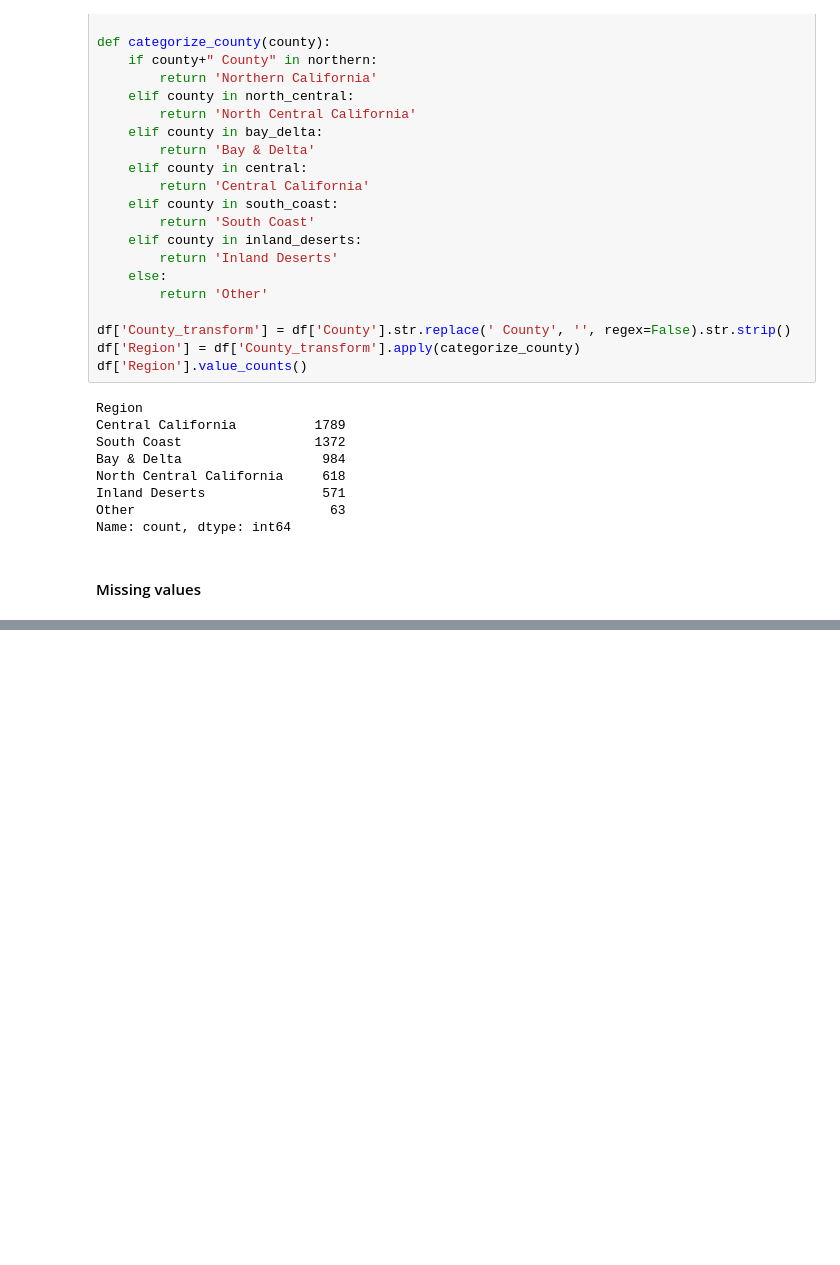
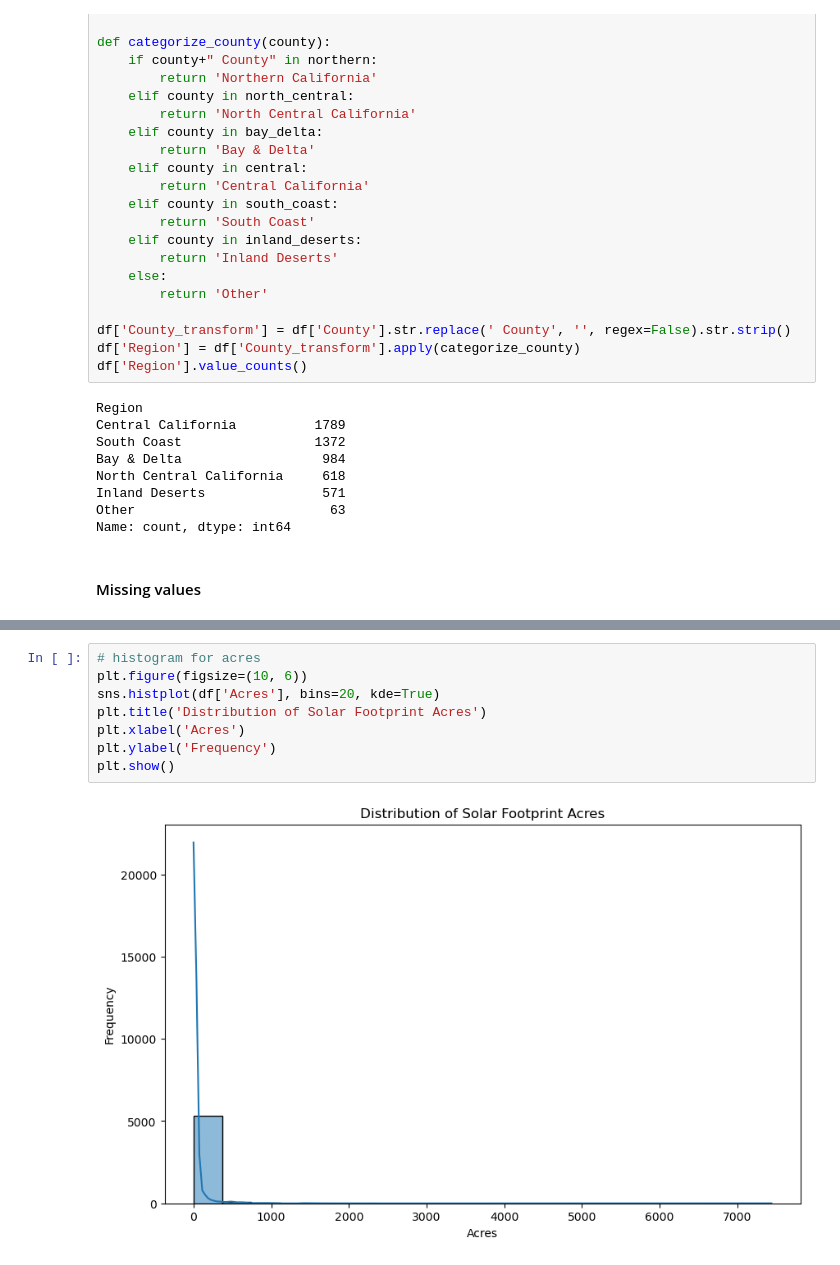
Before and after one commit to umeaimanMerchant/solar_panel_project, a Jupyter notebook: notebook/EDA.ipynb, the cells around one changed output, grey strips where cells are left out. Cells and saved outputs as stored; diff of their text form; blank space fills up the shorter version.

```diff
--- a/notebook/EDA.ipynb
+++ b/notebook/EDA.ipynb
@@ -537,0 +610,10 @@ dtype: int64
+# %%
+# histogram for acres
+plt.figure(figsize=(10, 6))
+sns.histplot(df['Acres'], bins=20, kde=True)
+plt.title('Distribution of Solar Footprint Acres')
+plt.xlabel('Acres')
+plt.ylabel('Frequency')
+plt.show()
+# %% [output]
+[figure, added]
```
Also changed, not shown: parts of 12 cells of this notebook, 13 other files.
